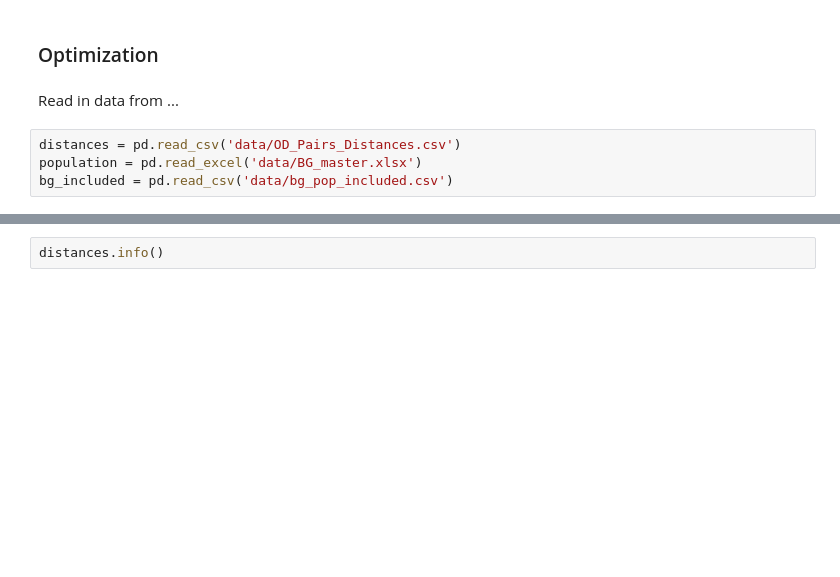
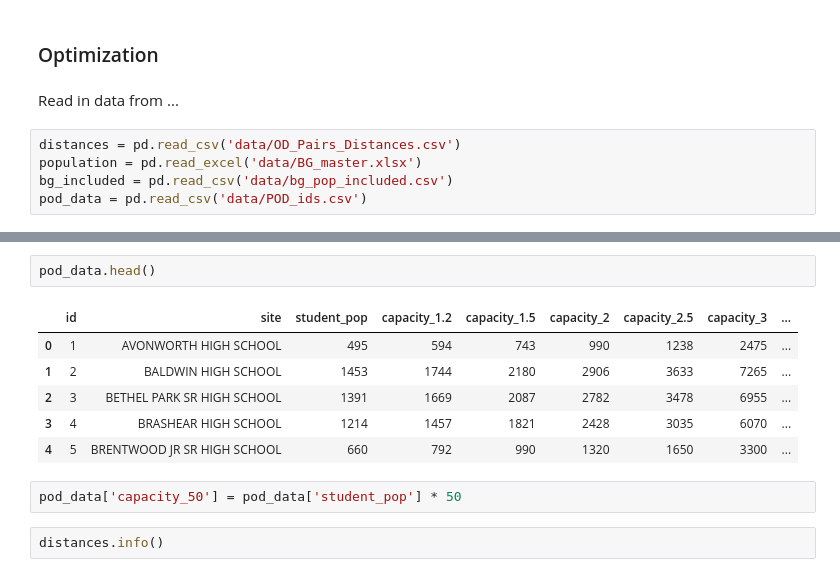
Before and after one commit to espeigle36/points-of-dispense, a Jupyter notebook: pod.ipynb, the cells around one changed output, grey strips where cells are left out. Drawn from its saved outputs; the diff is of its cells as text; blank space fills up the shorter version.

Commit message:
added POD capacity

```diff
--- a/pod.ipynb
+++ b/pod.ipynb
@@ -16,3 +16,4 @@ Read in data from ...
 distances = pd.read_csv('data/OD_Pairs_Distances.csv')
 population = pd.read_excel('data/BG_master.xlsx')
 bg_included = pd.read_csv('data/bg_pop_included.csv')
+pod_data = pd.read_csv('data/POD_ids.csv')
@@ -19,3 +36,14 @@ bg_included = pd.read_csv('data/bg_pop_included.csv')
+# %%
+pod_data.head()
+# %% [output]
+|  | id | site | student_pop | capacity_1.2 | capacity_1.5 | capacity_2 | capacity_2.5 | capacity_3 | ... |
+| 0 | 1 | AVONWORTH HIGH SCHOOL | 495 | 594 | 743 | 990 | 1238 | 2475 | ... |
+| 1 | 2 | BALDWIN HIGH SCHOOL | 1453 | 1744 | 2180 | 2906 | 3633 | 7265 | ... |
+| 2 | 3 | BETHEL PARK SR HIGH SCHOOL | 1391 | 1669 | 2087 | 2782 | 3478 | 6955 | ... |
+| 3 | 4 | BRASHEAR HIGH SCHOOL | 1214 | 1457 | 1821 | 2428 | 3035 | 6070 | ... |
+| 4 | 5 | BRENTWOOD JR SR HIGH SCHOOL | 660 | 792 | 990 | 1320 | 1650 | 3300 | ... |
+# %%
+pod_data['capacity_50'] = pod_data['student_pop'] * 50
 # %%
 distances.info()
 # %% [output]
```
Also changed, not shown: parts of 11 cells of this notebook, 1 other file.
